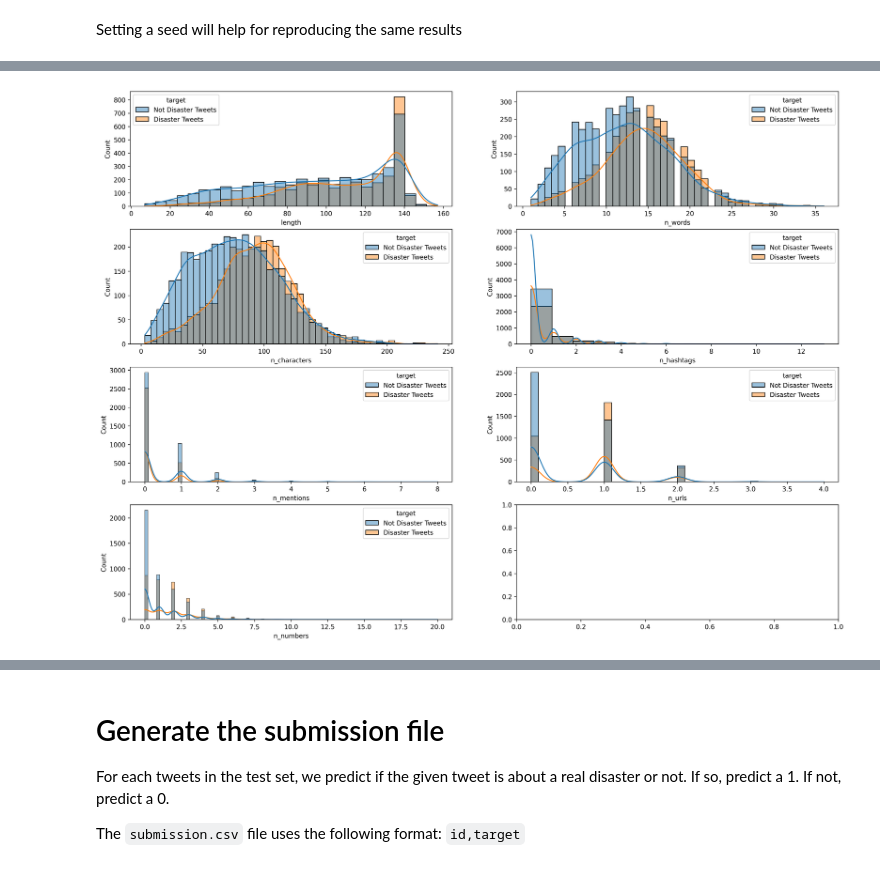
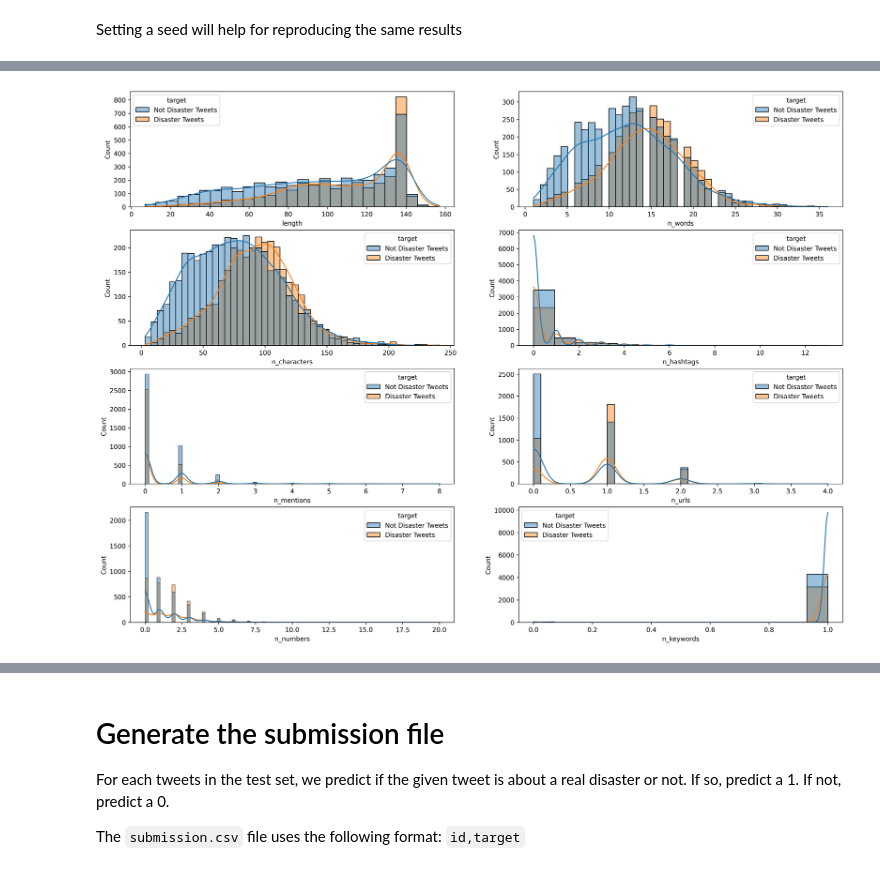
Before and after one commit to DavidEPP/NLP_disaster_tweet_classifier, a Jupyter notebook: RNN_for_disaster_tweets.ipynb, the cells around one changed output, grey strips where cells are left out. Drawn from its saved outputs; the diff is of its cells as text; code cells hidden in the pictures.

```diff
--- a/RNN_for_disaster_tweets.ipynb
+++ b/RNN_for_disaster_tweets.ipynb
@@ -442,8 +442,8 @@ def text_preprocessing(df):
     df['text'] = df['text'].apply(lambda words: ' '.join(words))
 
 # take a look at text 0
-train_copy = df_train_cleaned.copy().fillna('noVal')
-test_copy = df_test.copy().fillna('noVal')
+train_copy = df_train_cleaned.copy().fillna('')
+test_copy = df_test.copy().fillna('')
 
 print('1st text before preprocessing: \n',train_copy['text'][0])
 text_preprocessing(train_copy)
@@ -499,6 +497,7 @@ print (tokenized_text)
 Setting a seed will help for reproducing the same results
 # %%
 train_copy["clean_text"],train_copy["n_words"], train_copy["n_characters"], train_copy["n_hashtags"], train_copy["n_mentions"], train_copy["n_urls"],train_copy["n_numbers"],  = zip(*train_copy["text"].apply(lambda text: get_textData(text)))
+train_copy["n_keywords"]  = list(zip(*train_copy["keyword"].apply(lambda text: get_textData(text))))[1]
 
 train_copy
 # %% [output]
@@ -528,6 +527,8 @@ def get_tokens(text, max_length, fit=False, padding=False):
 
 train_copy["tokenized_text"] = list(get_tokens(train_copy["clean_text"].tolist(), max_length=max_length_tweet, fit=True, padding=True))
 train_copy["tokenized_keyword"] = list(get_tokens(train_copy["keyword"].tolist(), max_length=max_length_keyword, fit=True, padding=True))
+train_copy["tokenized_location"] = list(get_tokens(train_copy["location"].tolist(), max_length=max_length_keyword, fit=True, padding=True))
+
 train_copy.head()
 # %% [output]
 |  | id | keyword | location | text | target | length | clean_text | n_words | n_characters | n_hashtags | ... |
@@ -551,13 +552,13 @@ print(dict(itertools.islice(tokenizer.index_word.items(), 20)))
 # %%
 pd.set_option("mode.copy_on_write", False)
 target = train_copy["target"].map({0: "Not Disaster Tweets", 1: "Disaster Tweets"})
 
 plt.subplots(4, 2, figsize=(20, 15), dpi=300)
-for i, col in enumerate(["length","n_words", "n_characters", "n_hashtags", "n_mentions", "n_urls", "n_numbers"]):
+for i, col in enumerate(["length","n_words", "n_characters", "n_hashtags", "n_mentions", "n_urls", "n_numbers","n_keywords"]):
     plt.subplot(4, 2, i+1)
     sns.histplot(x=train_copy[col], hue=target, hue_order=["Not Disaster Tweets", "Disaster Tweets"], alpha=0.45, kde=True);
 # %% [output]
-[figure, old version]
+[figure, new version]
 # %%
 import random
 
```
Also changed, not shown: parts of 37 cells of this notebook.
